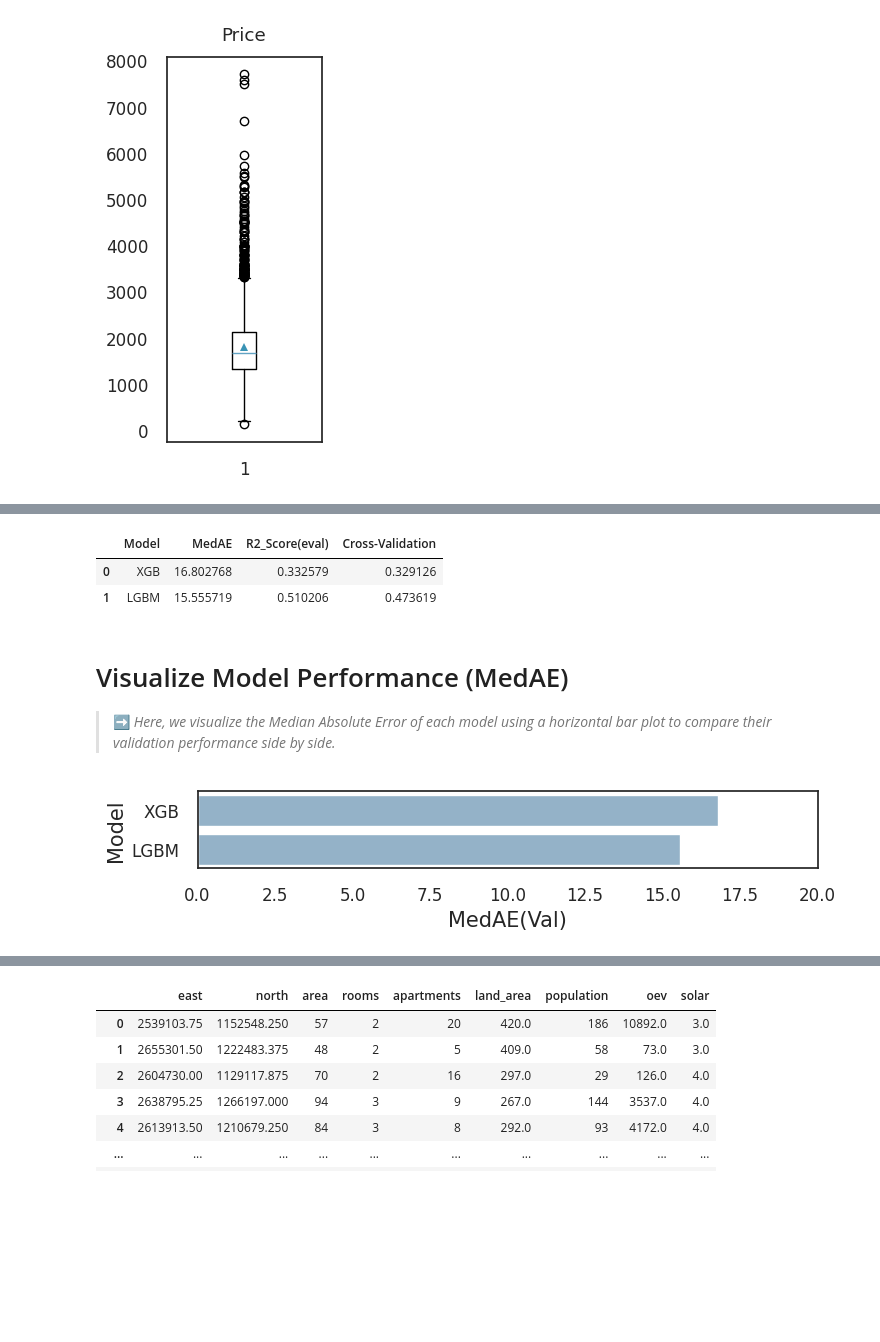
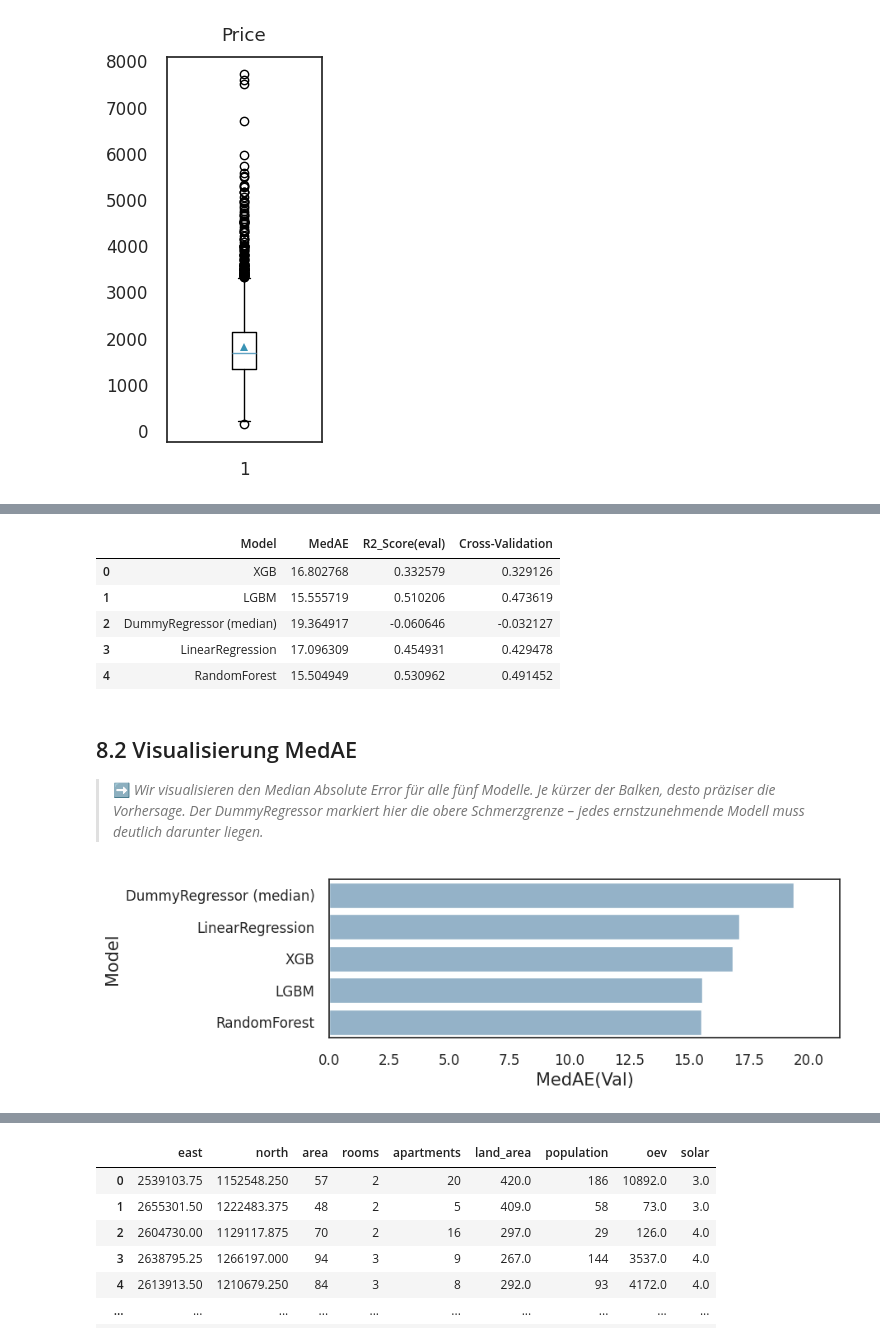
Before and after one commit to wadafacc/dspro1, a Jupyter notebook: src/notebooks/model_v2.ipynb, the cells around one changed output, grey strips where cells are left out. Saved outputs shown, nothing was run; the diff lists cells and outputs as text; code cells hidden in the pictures; blank space fills up the shorter version.

Commit message:
Update Model

```diff
--- a/src/notebooks/model_v2.ipynb
+++ b/src/notebooks/model_v2.ipynb
@@ -986,25 +1201,34 @@ models = [('XGB', MedAE_XGBoost,  r2_score_XGBoost_eval, cv_XGBoost.mean()),
 
 
 predict = pd.DataFrame(data = models, columns=['Model', 'MedAE', 'R2_Score(eval)', 'Cross-Validation'])
+
+# Benchmark-Modelle (DummyRegressor, LinearRegression, RandomForest)
+# an die predict-Tabelle anhängen, damit alle 5 Modelle gemeinsam verglichen werden.
+predict = pd.concat([predict, benchmark_predict], ignore_index=True)
+
 predict
 # %% [output]
 |  | Model | MedAE | R2_Score(eval) | Cross-Validation |
 | 0 | XGB | 16.802768 | 0.332579 | 0.329126 |
 | 1 | LGBM | 15.555719 | 0.510206 | 0.473619 |
+| 2 | DummyRegressor (median) | 19.364917 | -0.060646 | -0.032127 |
+| 3 | LinearRegression | 17.096309 | 0.454931 | 0.429478 |
+| 4 | RandomForest | 15.504949 | 0.530962 | 0.491452 |
 # %% [markdown]
-# Visualize Model Performance (MedAE)
+## 8.2 Visualisierung MedAE
 
-> ➡️ *Here, we visualize the Median Absolute Error of each model using a horizontal bar plot to compare their validation performance side by side.*
+> ➡️ *Wir visualisieren den Median Absolute Error für alle fünf Modelle. Je kürzer der Balken, desto präziser die Vorhersage. Der DummyRegressor markiert hier die obere Schmerzgrenze – jedes ernstzunehmende Modell muss deutlich darunter liegen.*
 # %%
-f, axe = plt.subplots(1,1, figsize=(8,1))
+f, axe = plt.subplots(1,1, figsize=(8,2.5))
 
 predict.sort_values(by=['MedAE'], ascending=False, inplace=True)
 
 sns.barplot(x='MedAE', y='Model',  data = predict, ax = axe)
 axe.set_xlabel('MedAE(Val)', size=15)
 axe.set_ylabel('Model', size=15)
-axe.set_xlim(0,20.0)
+# xlim auto-skaliert, damit alle 5 Modelle (inkl. DummyRegressor) sichtbar bleiben
+axe.set_xlim(0, predict['MedAE'].max() * 1.1)
 plt.show()
 # %% [output]
-[figure, old version]
+[figure, new version]
 # %% [markdown]
```
Also changed, not shown: parts of 59 cells of this notebook, 7 other files.
